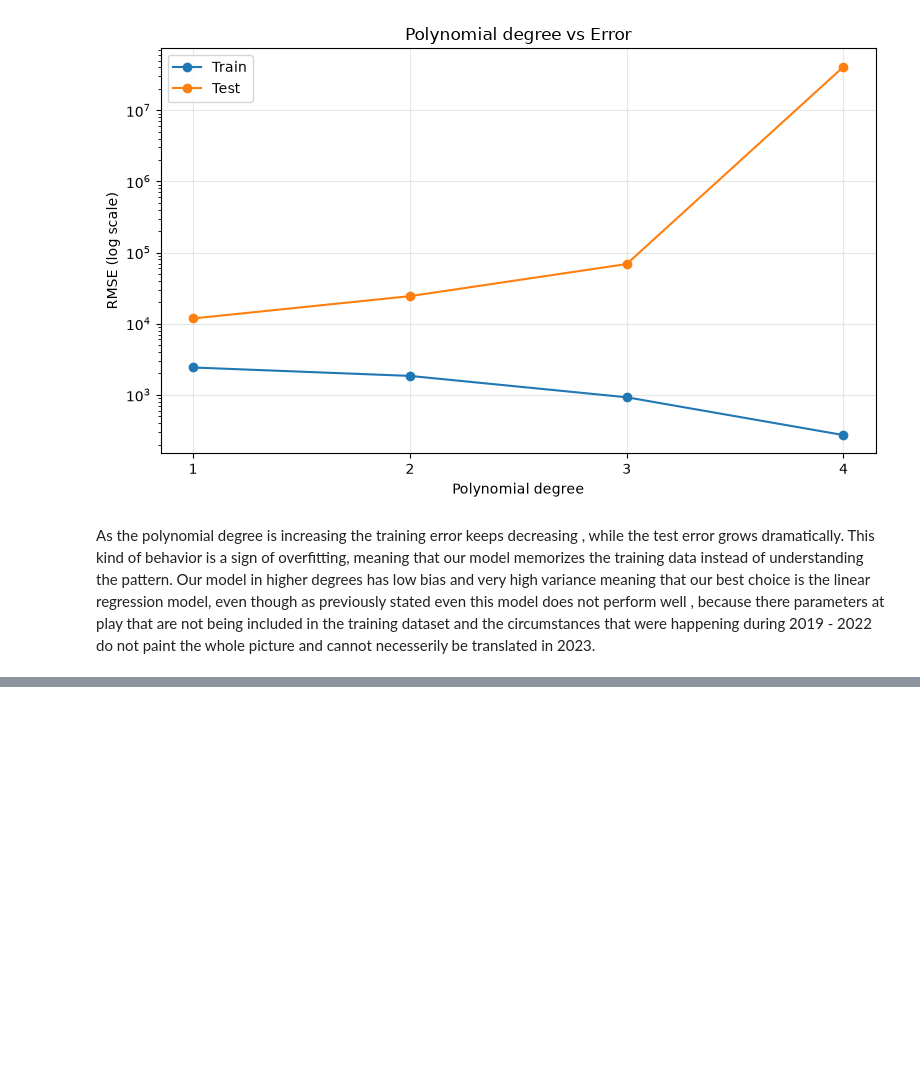
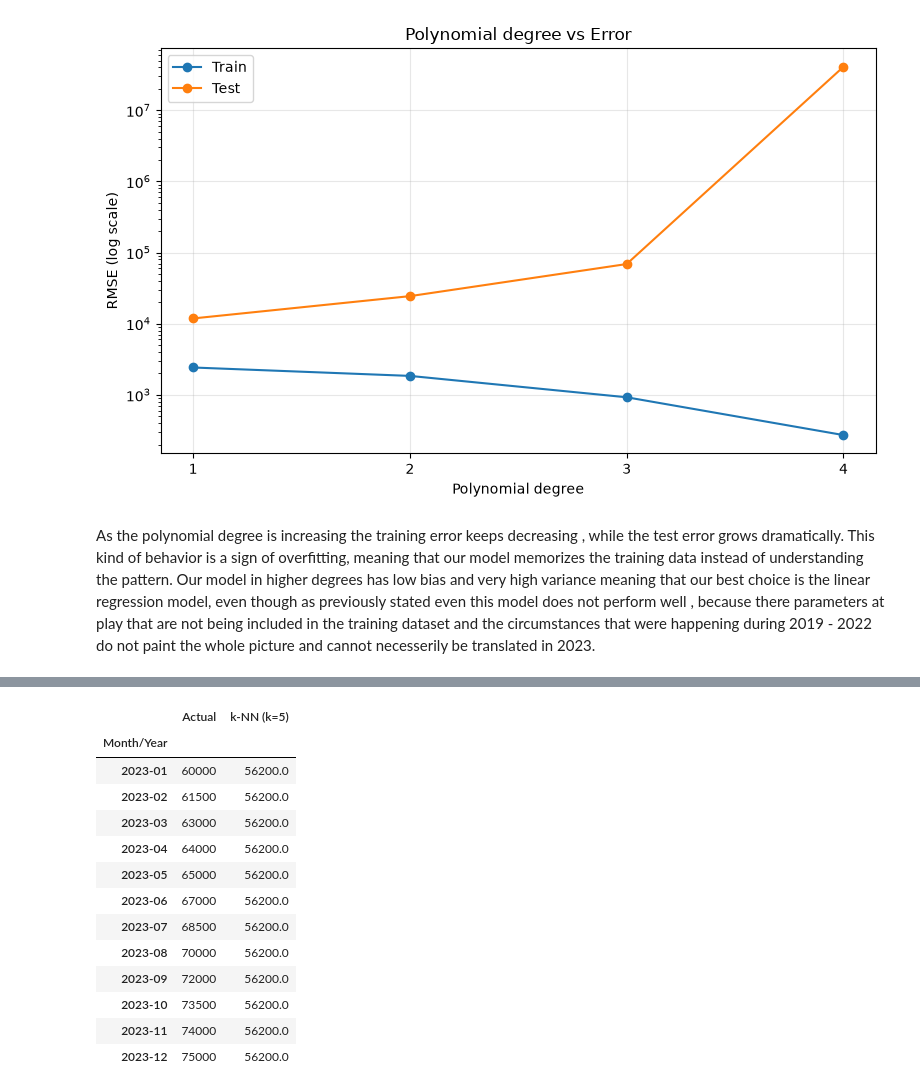
Before and after one commit to dimitristsitouras/DS-Fundamentals, a Jupyter notebook: week7/midterm_project.ipynb, the cells around one changed output, grey strips where cells are left out. Drawn from its saved outputs; the diff is of its cells as text; code cells hidden in the pictures; blank space fills up the shorter version.

```diff
--- a/week7/midterm_project.ipynb
+++ b/week7/midterm_project.ipynb
@@ -498,0 +528,23 @@ As the polynomial degree is increasing the training error keeps decreasing , whi
+# %%
+knn5 = make_pipeline(StandardScaler(), KNeighborsRegressor(n_neighbors=5))
+knn5.fit(X_train, y_train)
+
+pd.DataFrame({
+    'Actual':     y_test.values,
+    'k-NN (k=5)': knn5.predict(X_test).round(0)
+}, index=test['Month/Year'].astype(str))
+# %% [output]
+|  | Actual | k-NN (k=5) |
+| Month/Year |  |  |
+| 2023-01 | 60000 | 56200.0 |
+| 2023-02 | 61500 | 56200.0 |
+| 2023-03 | 63000 | 56200.0 |
+| 2023-04 | 64000 | 56200.0 |
+| 2023-05 | 65000 | 56200.0 |
+| 2023-06 | 67000 | 56200.0 |
+| 2023-07 | 68500 | 56200.0 |
+| 2023-08 | 70000 | 56200.0 |
+| 2023-09 | 72000 | 56200.0 |
+| 2023-10 | 73500 | 56200.0 |
+| 2023-11 | 74000 | 56200.0 |
+| 2023-12 | 75000 | 56200.0 |
```
Also changed, not shown: parts of 3 cells of this notebook.
